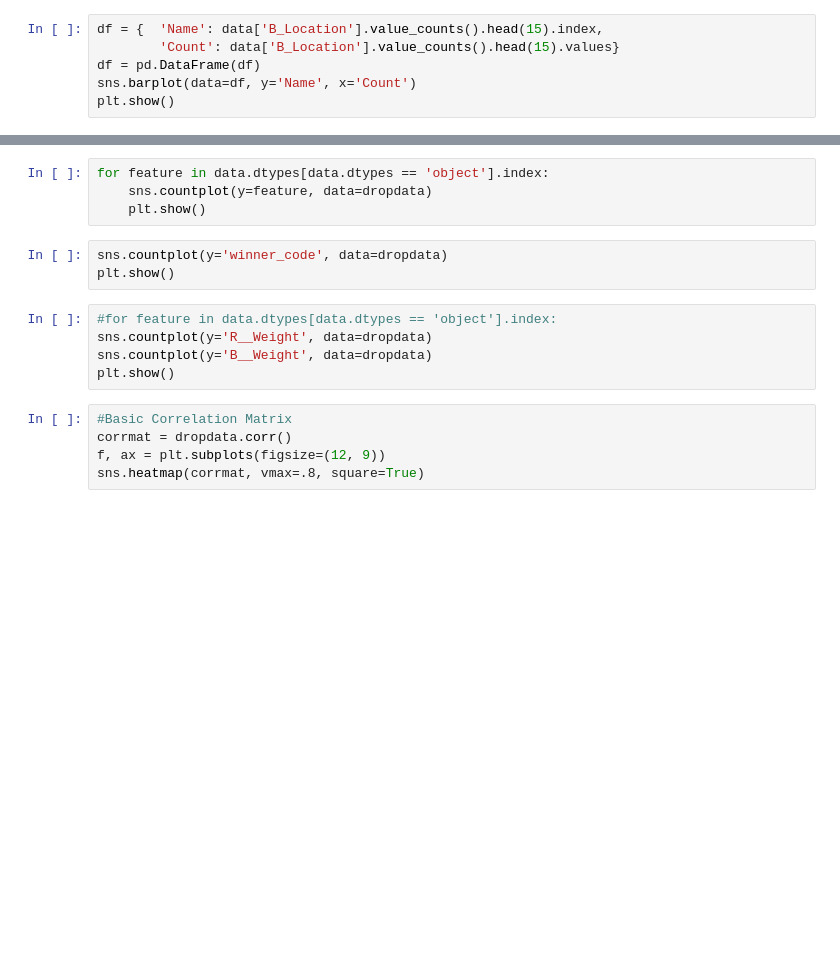
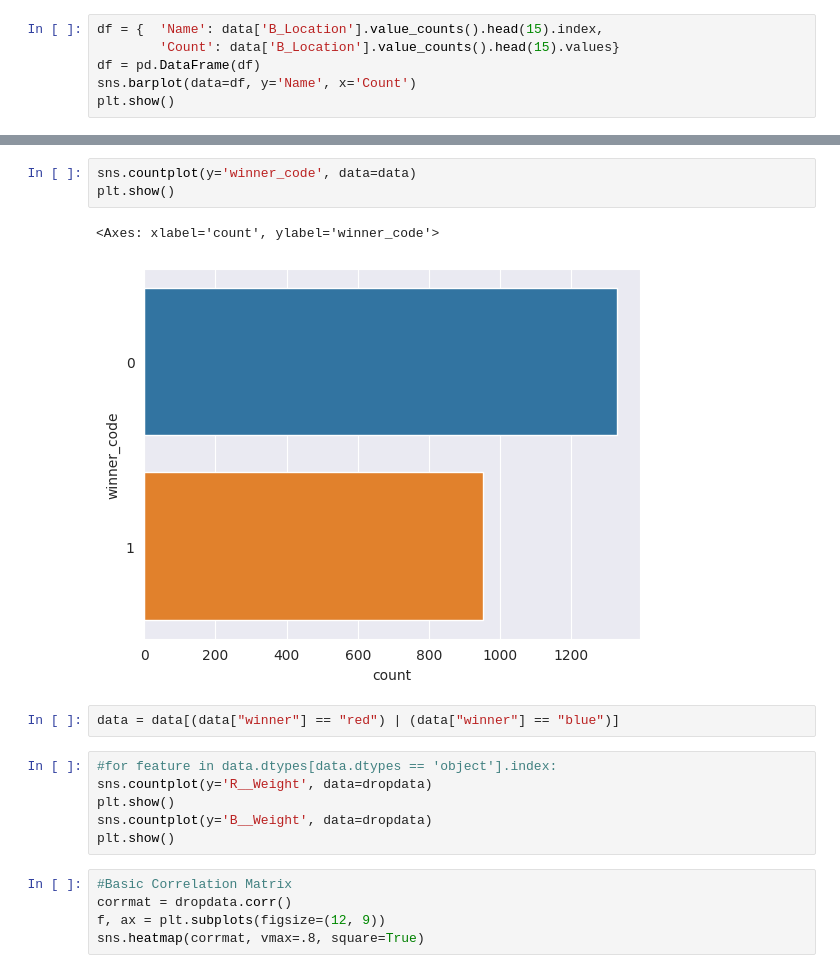
Before and after one commit to avulic/ufcChatVas, a Jupyter notebook: kod.ipynb, the cells around one changed output, grey strips where cells are left out. Saved outputs shown, nothing was run; the diff lists cells and outputs as text; blank space fills up the shorter version.

```diff
--- a/kod.ipynb
+++ b/kod.ipynb
@@ -183,15 +176,17 @@ plt.show()
+# %%
+sns.countplot(y='winner_code', data=data)
+plt.show()
+# %% [output]
+<Axes: xlabel='count', ylabel='winner_code'>
+[figure, added]
+# %%
+data = data[(data["winner"] == "red") | (data["winner"] == "blue")]
 # %%
-for feature in data.dtypes[data.dtypes == 'object'].index:
-    sns.countplot(y=feature, data=dropdata)
-    plt.show()
+#for feature in data.dtypes[data.dtypes == 'object'].index:
+sns.countplot(y='R__Weight', data=dropdata)
+plt.show()
+sns.countplot(y='B__Weight', data=dropdata)
+plt.show()
-# %%
-sns.countplot(y='winner_code', data=dropdata)
-plt.show()
-# %%
-#for feature in data.dtypes[data.dtypes == 'object'].index:
-sns.countplot(y='R__Weight', data=dropdata)
-sns.countplot(y='B__Weight', data=dropdata)
-plt.show()
 # %%
 #Basic Correlation Matrix
 corrmat = dropdata.corr()
```
Also changed, not shown: parts of 28 cells of this notebook, 5 other files.
